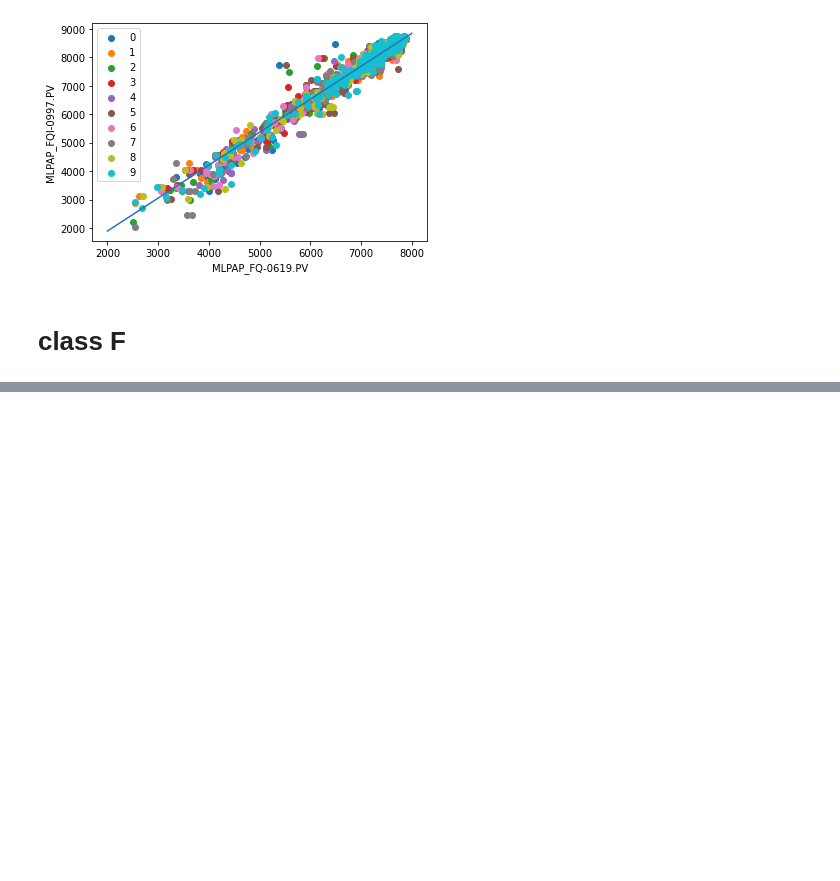
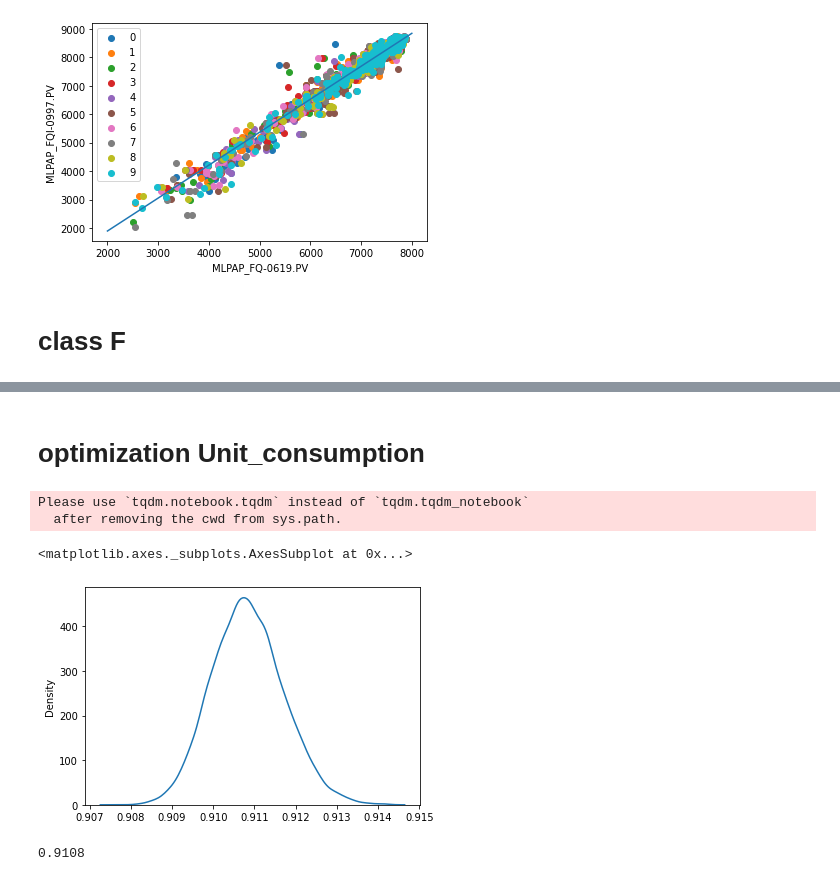
Before and after one commit to skywalker0803r/pa_0510, a Jupyter notebook: notebook/lstsq_algorithm.ipynb, the cells around one changed output, grey strips where cells are left out. Cells and saved outputs as stored; diff of their text form; code cells hidden in the pictures; blank space fills up the shorter version.

```diff
--- a/notebook/lstsq_algorithm.ipynb
+++ b/notebook/lstsq_algorithm.ipynb
@@ -121,0 +122,21 @@ r2_score(y,y_hat)
+# %% [markdown]
+# optimization Unit_consumption
+# %%
+#Unit_consumption
+uc_lst = []
+d = df[x_col+y_col].dropna(axis=0)
+for i in tqdm(range(10000)):
+  s = d.sample(1000,random_state=i)
+  uc = np.mean(s[x_col[0]].values/s[y_col[0]].values)
+  uc_lst.append(uc)
+sns.kdeplot(uc_lst)
+# %% [output]
+Please use `tqdm.notebook.tqdm` instead of `tqdm.tqdm_notebook`
+  after removing the cwd from sys.path.
+<matplotlib.axes._subplots.AxesSubplot at 0x...>
+[figure, added]
+# %%
+uc_criteria = np.mean(uc_lst).round(4)
+uc_criteria
+# %% [output]
+0.9108
```
Also changed, not shown: parts of 4 cells of this notebook.
